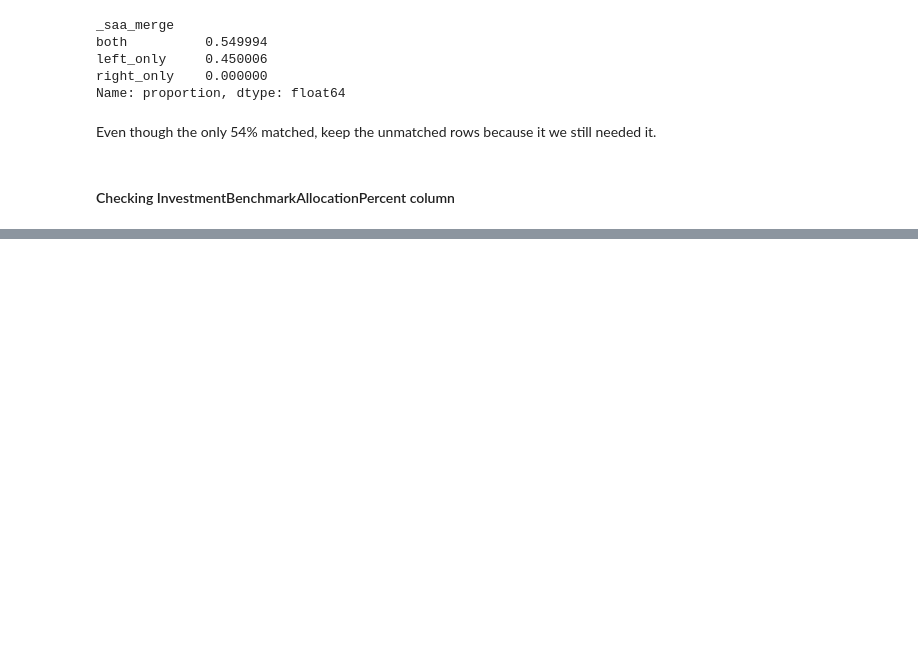
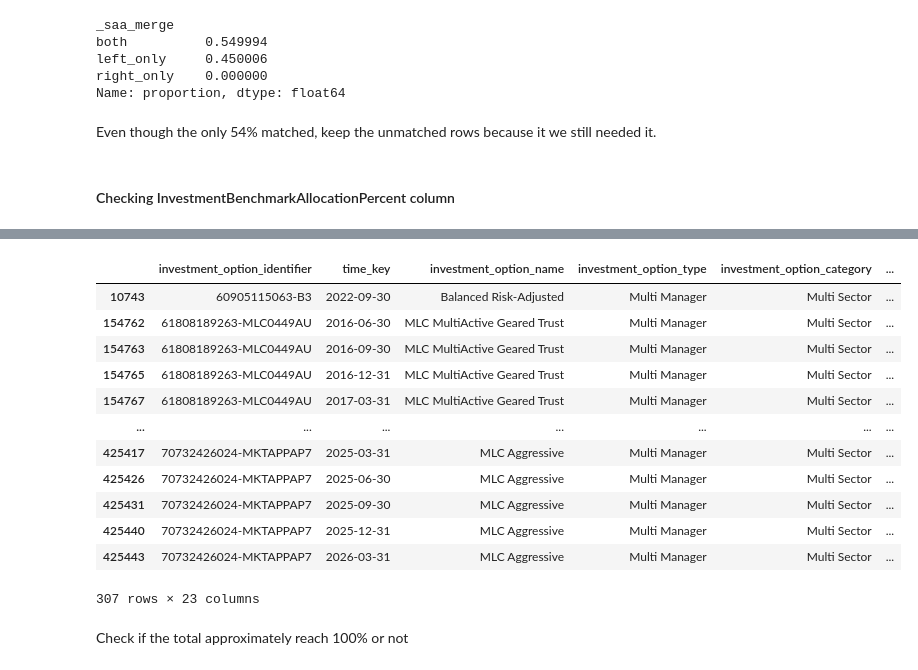
Before and after one commit to terra9/superannuation-performance-early-warning, a Jupyter notebook: notebooks/apra_data_audit.ipynb, the cells around one changed output, grey strips where cells are left out. Drawn from its saved outputs; the diff is of its cells as text; code cells hidden in the pictures; blank space fills up the shorter version.

```diff
--- a/notebooks/apra_data_audit.ipynb
+++ b/notebooks/apra_data_audit.ipynb
@@ -3607,0 +3642,25 @@ Even though the only 54% matched, keep the unmatched rows because it we still ne
+# %%
+historical_saa.loc[
+    historical_saa[
+        "InvestmentBenchmarkAllocationPercent"
+    ].notna()
+    & ~historical_saa[
+        "InvestmentBenchmarkAllocationPercent"
+    ].between(0, 1)
+]
+# %% [output]
+|  | investment_option_identifier | time_key | investment_option_name | investment_option_type | investment_option_category | ... |
+| 10743 | 60905115063-B3 | 2022-09-30 | Balanced Risk-Adjusted | Multi Manager | Multi Sector | ... |
+| 154762 | 61808189263-MLC0449AU | 2016-06-30 | MLC MultiActive Geared Trust | Multi Manager | Multi Sector | ... |
+| 154763 | 61808189263-MLC0449AU | 2016-09-30 | MLC MultiActive Geared Trust | Multi Manager | Multi Sector | ... |
+| 154765 | 61808189263-MLC0449AU | 2016-12-31 | MLC MultiActive Geared Trust | Multi Manager | Multi Sector | ... |
+| 154767 | 61808189263-MLC0449AU | 2017-03-31 | MLC MultiActive Geared Trust | Multi Manager | Multi Sector | ... |
+| ... | ... | ... | ... | ... | ... | ... |
+| 425417 | 70732426024-MKTAPPAP7 | 2025-03-31 | MLC Aggressive | Multi Manager | Multi Sector | ... |
+| 425426 | 70732426024-MKTAPPAP7 | 2025-06-30 | MLC Aggressive | Multi Manager | Multi Sector | ... |
+| 425431 | 70732426024-MKTAPPAP7 | 2025-09-30 | MLC Aggressive | Multi Manager | Multi Sector | ... |
+| 425440 | 70732426024-MKTAPPAP7 | 2025-12-31 | MLC Aggressive | Multi Manager | Multi Sector | ... |
+| 425443 | 70732426024-MKTAPPAP7 | 2026-03-31 | MLC Aggressive | Multi Manager | Multi Sector | ... |
+307 rows × 23 columns
+# %% [markdown]
+Check if the total approximately reach 100% or not
```
Also changed, not shown: parts of 24 cells of this notebook.
